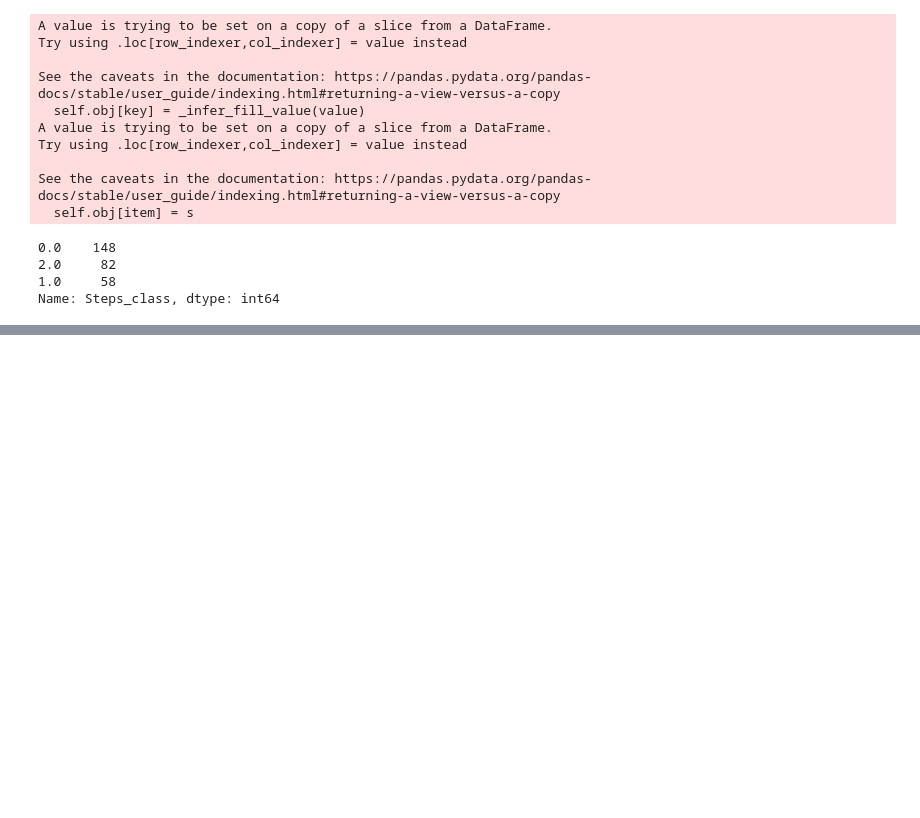
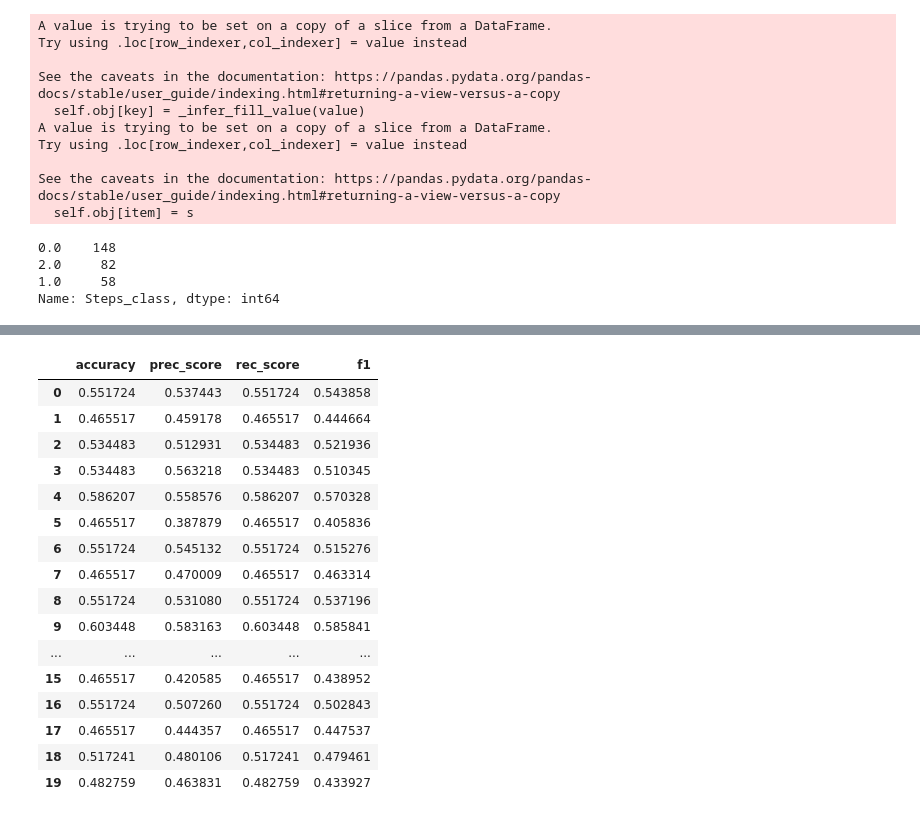
Before and after one commit to Shoarmin/baproject, a Jupyter notebook: final.ipynb, the cells around one changed output, grey strips where cells are left out. Cells and saved outputs as stored; diff of their text form; code cells hidden in the pictures; blank space fills up the shorter version.

```diff
--- a/final.ipynb
+++ b/final.ipynb
@@ -485,4 +517,5 @@ Accuracy: 0.559 (0.067)
 # %%
+#Try to find the optimal random forest model
 # Number of trees in random forest
 n_estimators = [int(x) for x in np.linspace(start = 200, stop = 2000, num = 10)]
 # Number of features to consider at every split
@@ -510,7 +543,7 @@ random_grid = {'n_estimators': n_estimators,
 # search across 100 different combinations, and use all available cores
 rf_random = RandomizedSearchCV(estimator = rfc, param_distributions = random_grid, n_iter = 100, cv = 3, verbose=2, random_state=42, n_jobs = -1)
 # Fit the random search model
-rf_random.fit(features_train, label_train)
+rf_random.fit(features, label)
 rf_random.best_params_
 # %% [output]
 Fitting 3 folds for each of 100 candidates, totalling 300 fits
@@ -568,0 +560,64 @@ Model Performance
+# %%
+#function for evaluating the model on accuracy, precision, recall and the f1-score
+def evaluate(model, test_features, test_labels):
+    predictions = model.predict(test_features)
+    accuracy = model.score(test_features, test_labels)
+    prec_score = precision_score(test_labels, predictions, average = 'weighted')
+    rec_score = recall_score(test_labels, predictions, average = 'weighted')
+    f1 = f1_score(test_labels, predictions, average = 'weighted')
+
+    #return it all as a single row dataframe
+    temp = pd.DataFrame(np.array([[accuracy, prec_score, rec_score, f1]]),
+                   columns=['accuracy', 'prec_score', 'rec_score', 'f1'])
+    return temp
+# %%
+#make for each model a different dataframe in which the evaluation results will be stored
+linear = pd.DataFrame(columns = ['accuracy', 'prec_score', 'rec_score', 'f1'])
+
+#run 20 times the model with a different train/test split. append the result do the dataframe in the end so we can measure the average
+for number in range(20):
+    features_train, features_test, label_train, label_test = train_test_split(features, label, test_size=0.2)
+    base_model = LogisticRegression(max_iter = 100000)
+    base_model.fit(features_train, label_train)
+    linear = linear.append(evaluate(base_model, features_test, label_test), ignore_index=True)
+
+display(linear)
+
+#repeat the same process for the random forest classifier
+rand_for = pd.DataFrame(columns = ['accuracy', 'prec_score', 'rec_score', 'f1'])
+
+for number in range(20):
+    features_train, features_test, label_train, label_test = train_test_split(features, label, test_size=0.2)
+    rfc.fit(features_train, label_train)
+    rand_for = rand_for.append(evaluate(base_model, features_test, label_test), ignore_index=True)
+
+display(rand_for)
+
+#repeat the same process for the optimized random forest classifier
+op_rand_for = pd.DataFrame(columns = ['accuracy', 'prec_score', 'rec_score', 'f1'])
+
+for number in range(20):
+    features_train, features_test, label_train, label_test = train_test_split(features, label, test_size=0.2)
+    best_random = rf_random.best_estimator_
+    best_random.fit(features_train, label_train)
+    op_rand_for = op_rand_for.append(evaluate(best_random, features_test, label_test), ignore_index=True)
+
+display(op_rand_for)
+# %% [output]
+|  | accuracy | prec_score | rec_score | f1 |
+| 0 | 0.551724 | 0.537443 | 0.551724 | 0.543858 |
+| 1 | 0.465517 | 0.459178 | 0.465517 | 0.444664 |
+| 2 | 0.534483 | 0.512931 | 0.534483 | 0.521936 |
+| 3 | 0.534483 | 0.563218 | 0.534483 | 0.510345 |
+| 4 | 0.586207 | 0.558576 | 0.586207 | 0.570328 |
+| 5 | 0.465517 | 0.387879 | 0.465517 | 0.405836 |
+| 6 | 0.551724 | 0.545132 | 0.551724 | 0.515276 |
+| 7 | 0.465517 | 0.470009 | 0.465517 | 0.463314 |
+| 8 | 0.551724 | 0.531080 | 0.551724 | 0.537196 |
+| 9 | 0.603448 | 0.583163 | 0.603448 | 0.585841 |
+| ... | ... | ... | ... | ... |
+| 15 | 0.465517 | 0.420585 | 0.465517 | 0.438952 |
+| 16 | 0.551724 | 0.507260 | 0.551724 | 0.502843 |
+| 17 | 0.465517 | 0.444357 | 0.465517 | 0.447537 |
+| 18 | 0.517241 | 0.480106 | 0.517241 | 0.479461 |
+| 19 | 0.482759 | 0.463831 | 0.482759 | 0.433927 |
```
Also changed, not shown: parts of 11 cells of this notebook.
